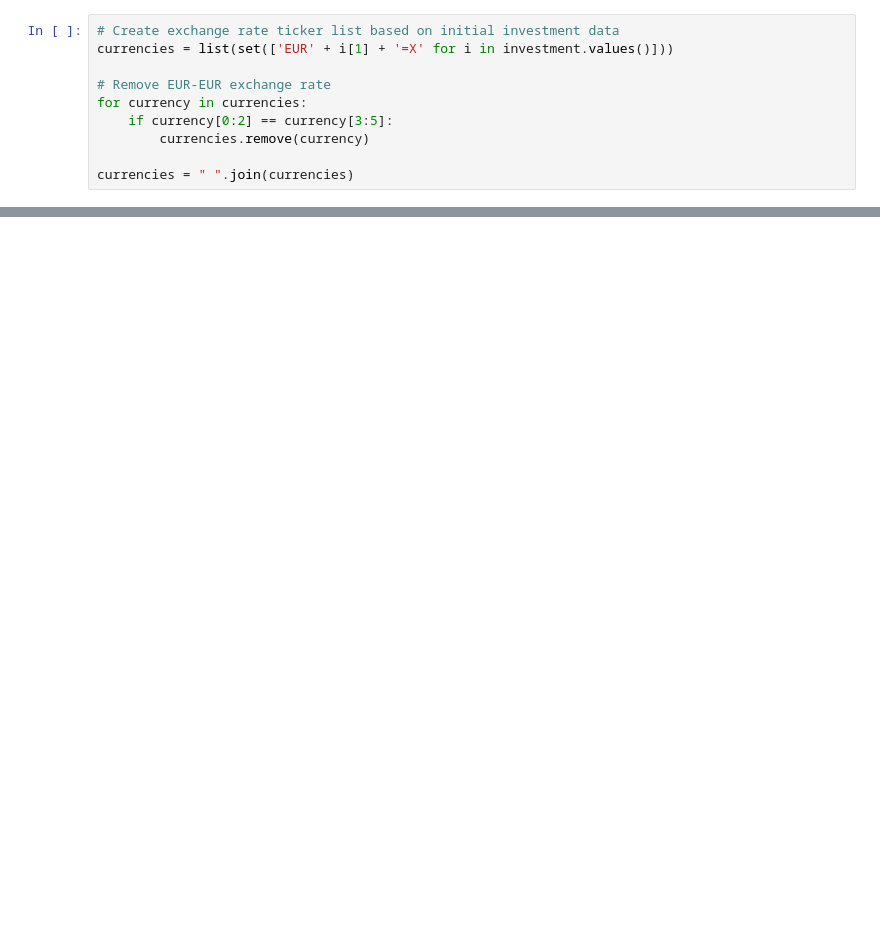
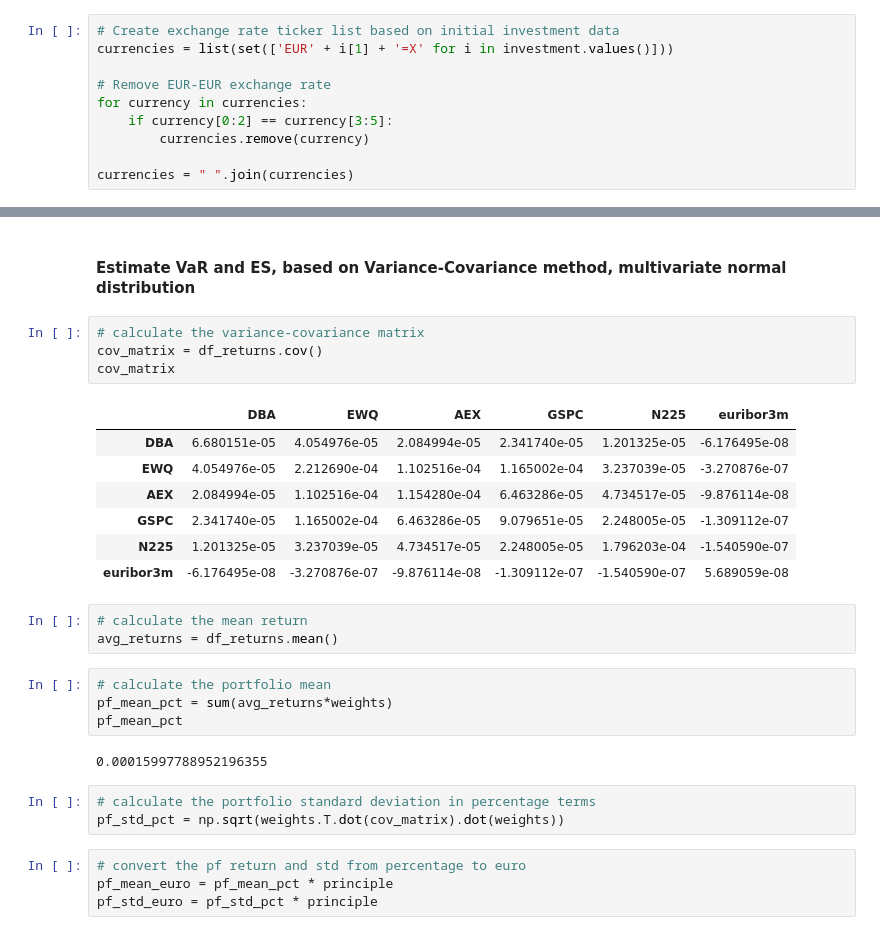
Before and after one commit to danielsteman/QFRM, a Jupyter notebook: QFRM_assignment1.ipynb, the cells around one changed output, grey strips where cells are left out. Saved outputs shown, nothing was run; the diff lists cells and outputs as text; blank space fills up the shorter version.

```diff
--- a/QFRM_assignment1.ipynb
+++ b/QFRM_assignment1.ipynb
@@ -139,0 +147,30 @@ portfolio
+# %% [markdown]
+#### Estimate VaR and ES, based on Variance-Covariance method, multivariate normal distribution
+# %%
+# calculate the variance-covariance matrix
+cov_matrix = df_returns.cov()
+cov_matrix
+# %% [output]
+|  | DBA | EWQ | AEX | GSPC | N225 | euribor3m |
+| DBA | 6.680151e-05 | 4.054976e-05 | 2.084994e-05 | 2.341740e-05 | 1.201325e-05 | -6.176495e-08 |
+| EWQ | 4.054976e-05 | 2.212690e-04 | 1.102516e-04 | 1.165002e-04 | 3.237039e-05 | -3.270876e-07 |
+| AEX | 2.084994e-05 | 1.102516e-04 | 1.154280e-04 | 6.463286e-05 | 4.734517e-05 | -9.876114e-08 |
+| GSPC | 2.341740e-05 | 1.165002e-04 | 6.463286e-05 | 9.079651e-05 | 2.248005e-05 | -1.309112e-07 |
+| N225 | 1.201325e-05 | 3.237039e-05 | 4.734517e-05 | 2.248005e-05 | 1.796203e-04 | -1.540590e-07 |
+| euribor3m | -6.176495e-08 | -3.270876e-07 | -9.876114e-08 | -1.309112e-07 | -1.540590e-07 | 5.689059e-08 |
+# %%
+# calculate the mean return
+avg_returns = df_returns.mean()
+# %%
+# calculate the portfolio mean
+pf_mean_pct = sum(avg_returns*weights)
+pf_mean_pct
+# %% [output]
+0.00015997788952196355
+# %%
+# calculate the portfolio standard deviation in percentage terms
+pf_std_pct = np.sqrt(weights.T.dot(cov_matrix).dot(weights))
+# %%
+# convert the pf return and std from percentage to euro
+pf_mean_euro = pf_mean_pct * principle
+pf_std_euro = pf_std_pct * principle
```
Also changed, not shown: parts of 55 cells of this notebook.
